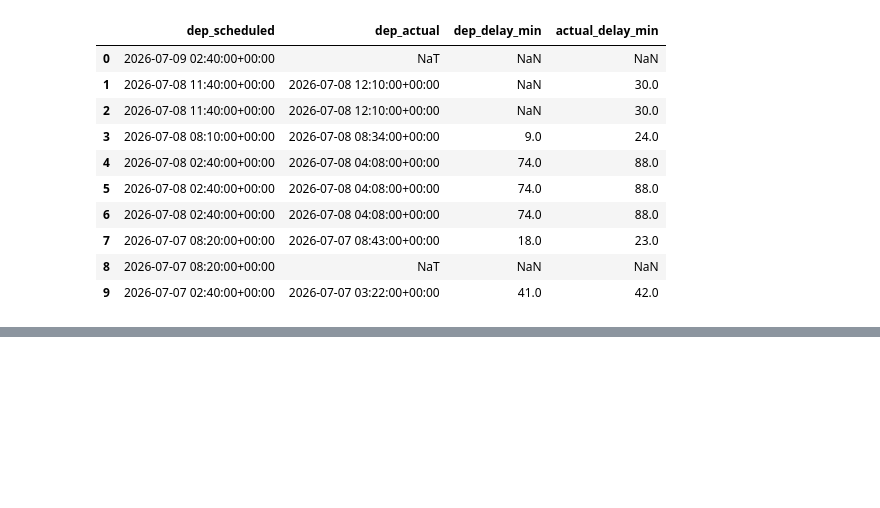
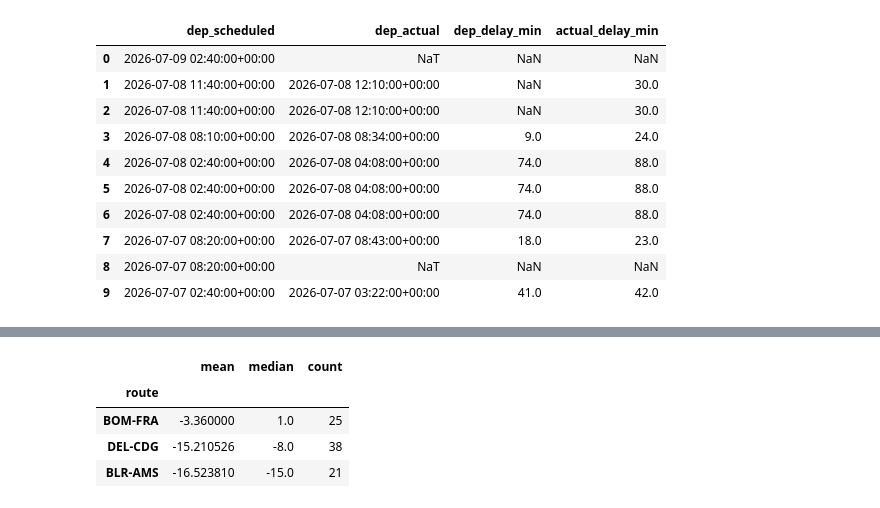
Before and after one commit to khushi1215/RouteWatch, a Jupyter notebook: explore.ipynb, the cells around one changed output, grey strips where cells are left out. Saved outputs shown, nothing was run; the diff lists cells and outputs as text; code cells hidden in the pictures; blank space fills up the shorter version.

```diff
--- a/explore.ipynb
+++ b/explore.ipynb
@@ -163,0 +308,8 @@ data['data'][0]['flight']
+# %%
+complete_flights.groupby('route')['actual_arr_delay_min'].agg(['mean', 'median', 'count']).sort_values('mean', ascending=False)
+# %% [output]
+|  | mean | median | count |
+| route |  |  |  |
+| BOM-FRA | -3.360000 | 1.0 | 25 |
+| DEL-CDG | -15.210526 | -8.0 | 38 |
+| BLR-AMS | -16.523810 | -15.0 | 21 |
```
Also changed, not shown: parts of 23 cells of this notebook, 1 other file.
